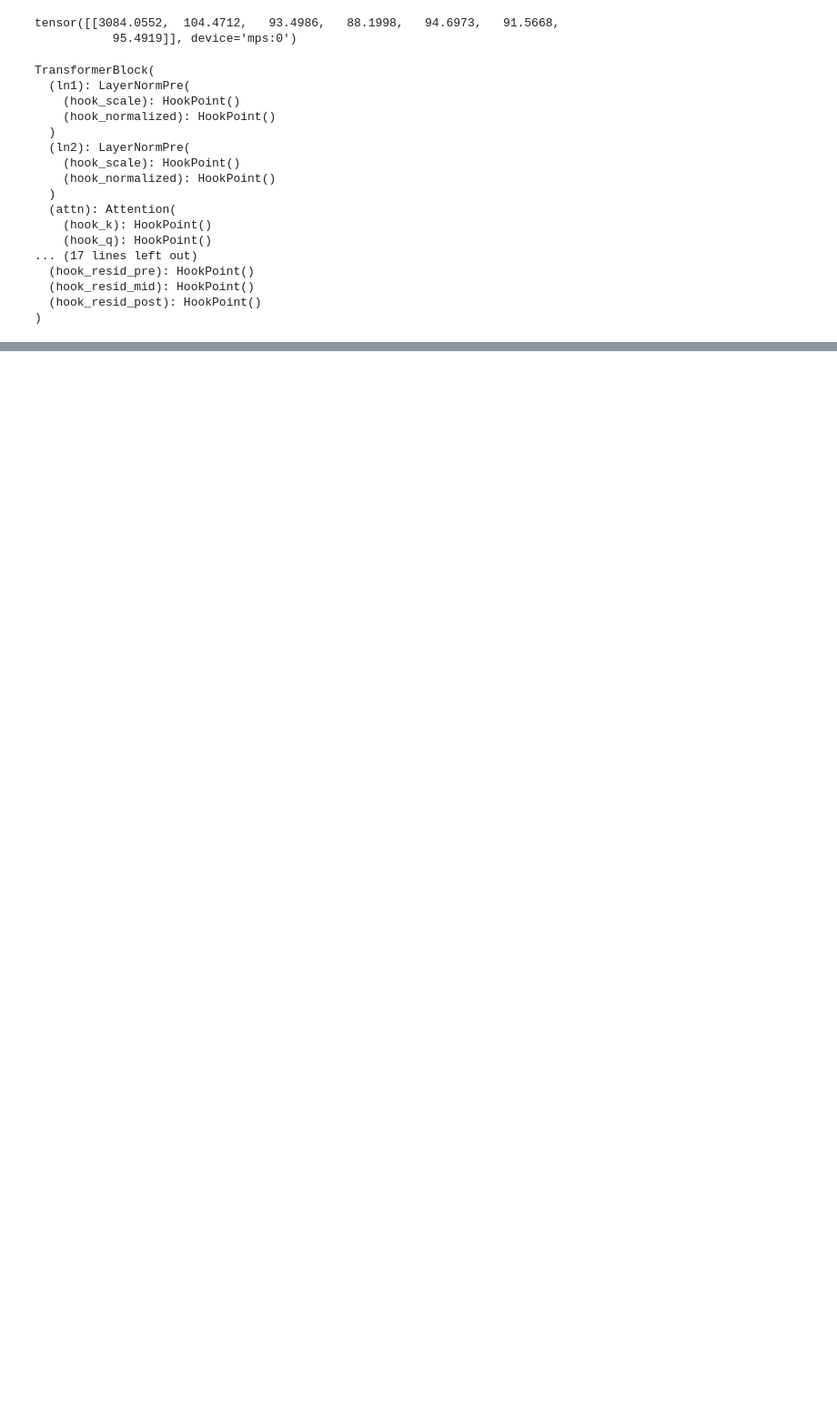
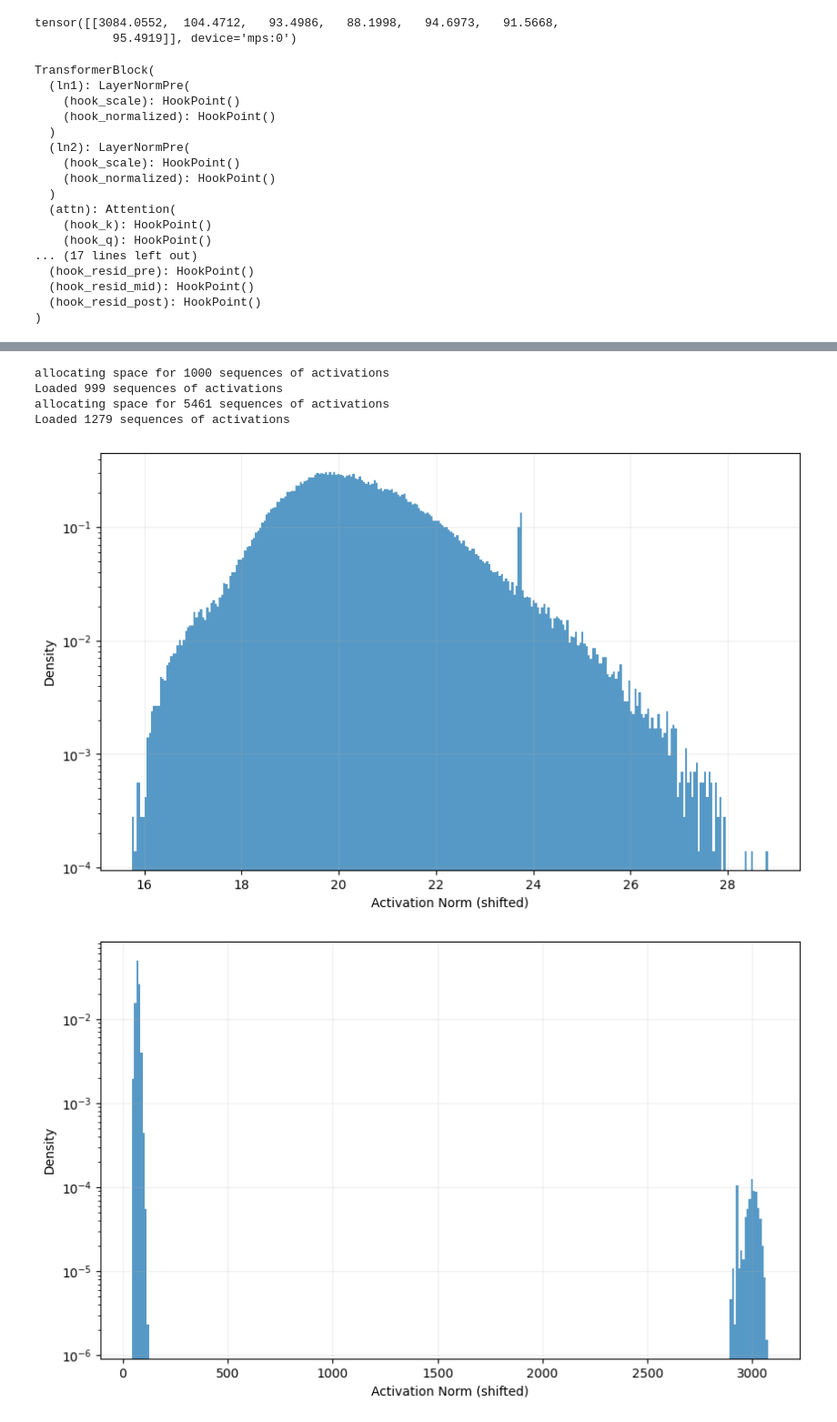
Before and after one commit to oli-clive-griffin/mars-apps, a Jupyter notebook: visualize_norms.ipynb, the cells around one changed output, grey strips where cells are left out. Shown at 91% size. Cells and saved outputs as stored; diff of their text form; code cells hidden in the pictures; blank space fills up the shorter version.

```diff
--- a/visualize_norms.ipynb
+++ b/visualize_norms.ipynb
@@ -100,0 +160,18 @@ plot_histogram_bounded(norms_N)
+# %%
+# common_corpus
+cc_resid_post_path = Path("data") / "PleIAs/common_corpus" / "blocks.6.hook_resid_post" / "activations139.npy"
+cc_resid_post_acc = ActivationAccumulator.load(cc_resid_post_path)
+
+cc_ln2_path = Path("data") / "PleIAs/common_corpus" / "blocks.6.ln2.hook_normalized" / "activations9.npy"
+cc_ln2_acc = ActivationAccumulator.load(cc_ln2_path)
+# %% [output]
+allocating space for 1000 sequences of activations
+Loaded 999 sequences of activations
+allocating space for 5461 sequences of activations
+Loaded 1279 sequences of activations
+# %%
+plot_histogram(get_norms(cc_ln2_acc))
+plot_histogram(get_norms(cc_resid_post_acc))
+# %% [output]
+[figure, added]
+[figure, added]
```
Also changed, not shown: parts of 8 cells of this notebook, 3 other files.
